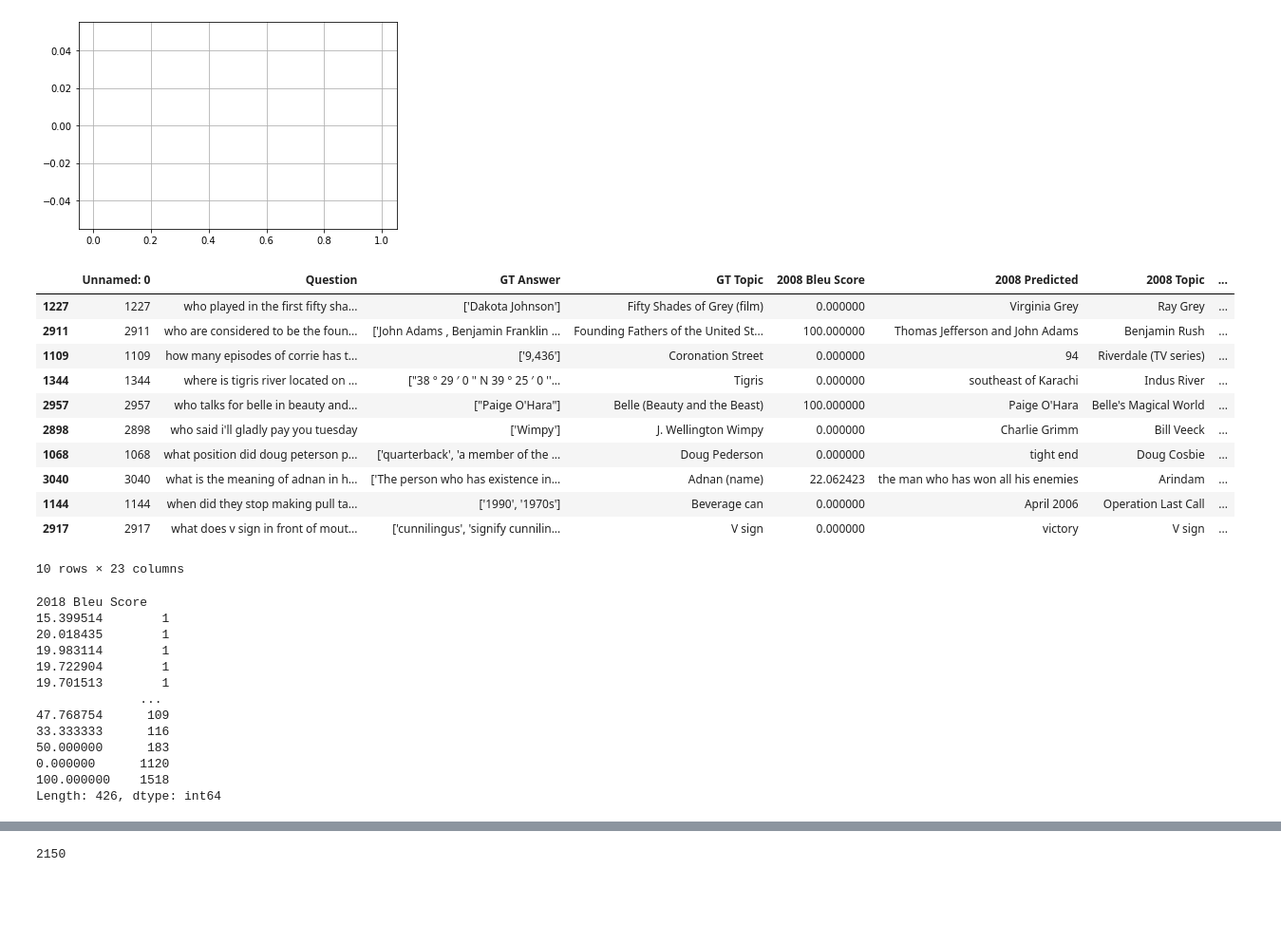
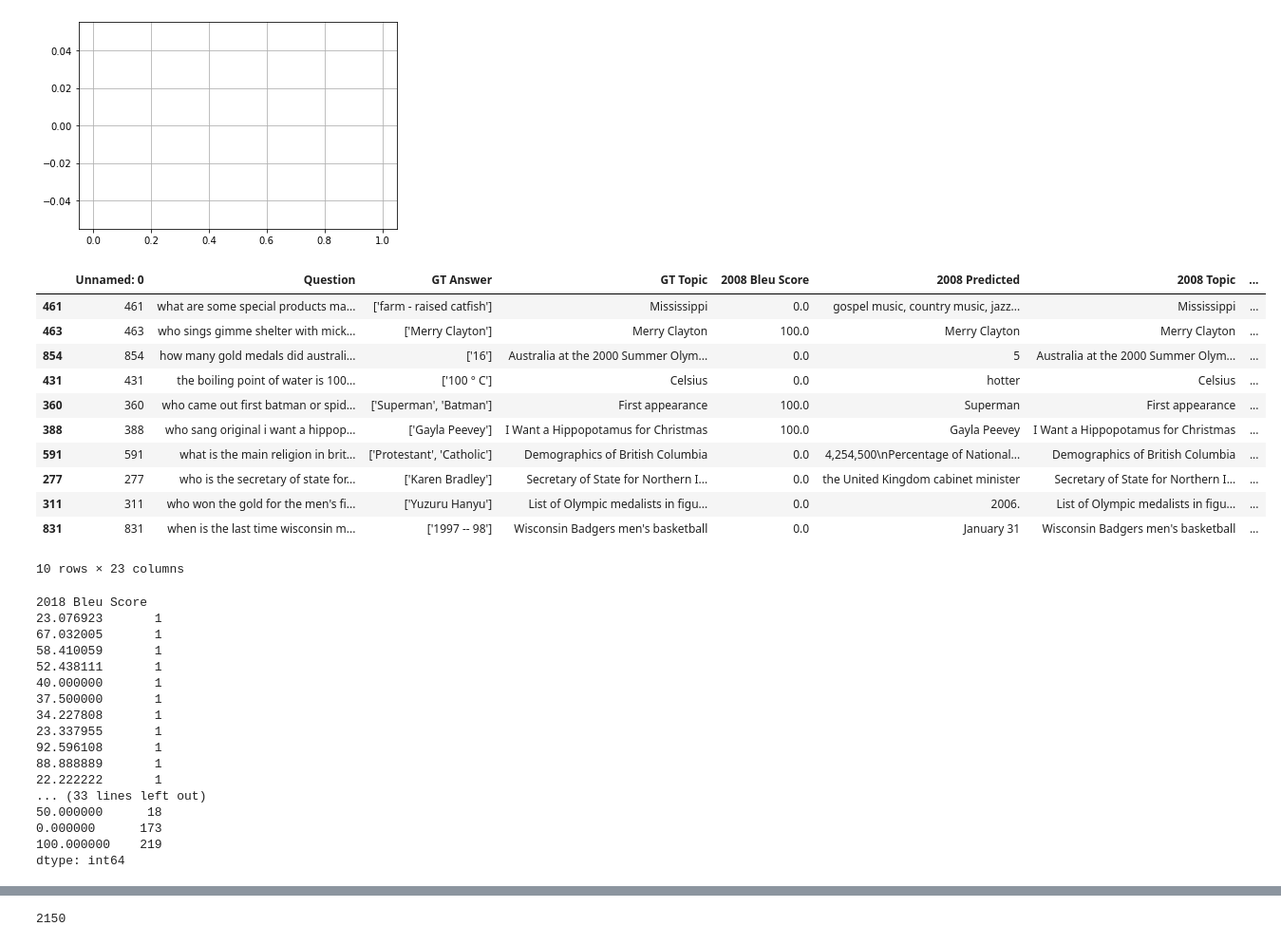
Before and after one commit to npateel/timelywimely, a Jupyter notebook: haystack/Analysis.ipynb, the cells around one changed output, grey strips where cells are left out. Shown: that part at 95% size. Saved outputs shown, nothing was run; the diff lists cells and outputs as text; code cells hidden in the pictures; blank space fills up the shorter version.

```diff
--- a/haystack/Analysis.ipynb
+++ b/haystack/Analysis.ipynb
@@ -255,42 +640,46 @@ nqot.loc[nqot["GT Topic"] != nqot["2018 Topic"]]["2018 Bleu Score"].hist()
 <AxesSubplot:>
 [figure]
 # %%
-ost = pd.read_csv("NQOrigbBeuGT.csv")
+ost = pd.read_csv("OpenGT.csv")
 ost = ost.dropna()
 ost = ost.mask(ost.eq('None')).dropna()
 ost.sort_values("max - min").head(100).sample(10)
 #nqot["max bleu"] = nqot[["2018 Bleu Score", "2020 Bleu Score", "2021 Bleu Score"]].max(axis=1)
 #nqot.loc[nqot["2018 Bleu Score"] == 0.0]
 # nqot.filter(regex="Question|GT|Bleu Score|max").sort_values("max bleu").tail(25)
 # %% [output]
 |  | Unnamed: 0 | Question | GT Answer | GT Topic | 2008 Bleu Score | 2008 Predicted | 2008 Topic | ... |
-| 1227 | 1227 | who played in the first fifty sha... | ['Dakota Johnson'] | Fifty Shades of Grey (film) | 0.000000 | Virginia Grey | Ray Grey | ... |
-| 2911 | 2911 | who are considered to be the foun... | ['John Adams , Benjamin Franklin ... | Founding Fathers of the United St... | 100.000000 | Thomas Jefferson and John Adams | Benjamin Rush | ... |
-| 1109 | 1109 | how many episodes of corrie has t... | ['9,436'] | Coronation Street | 0.000000 | 94 | Riverdale (TV series) | ... |
-| 1344 | 1344 | where is tigris river located on ... | ["38 ° 29 ′ 0 '' N 39 ° 25 ′ 0 ''... | Tigris | 0.000000 | southeast of Karachi | Indus River | ... |
-| 2957 | 2957 | who talks for belle in beauty and... | ["Paige O'Hara"] | Belle (Beauty and the Beast) | 100.000000 | Paige O'Hara | Belle's Magical World | ... |
-| 2898 | 2898 | who said i'll gladly pay you tuesday | ['Wimpy'] | J. Wellington Wimpy | 0.000000 | Charlie Grimm | Bill Veeck | ... |
-| 1068 | 1068 | what position did doug peterson p... | ['quarterback', 'a member of the ... | Doug Pederson | 0.000000 | tight end | Doug Cosbie | ... |
-| 3040 | 3040 | what is the meaning of adnan in h... | ['The person who has existence in... | Adnan (name) | 22.062423 | the man who has won all his enemies | Arindam | ... |
-| 1144 | 1144 | when did they stop making pull ta... | ['1990', '1970s'] | Beverage can | 0.000000 | April 2006 | Operation Last Call | ... |
-| 2917 | 2917 | what does v sign in front of mout... | ['cunnilingus', 'signify cunnilin... | V sign | 0.000000 | victory | V sign | ... |
+| 461 | 461 | what are some special products ma... | ['farm - raised catfish'] | Mississippi | 0.0 | gospel music, country music, jazz... | Mississippi | ... |
+| 463 | 463 | who sings gimme shelter with mick... | ['Merry Clayton'] | Merry Clayton | 100.0 | Merry Clayton | Merry Clayton | ... |
+| 854 | 854 | how many gold medals did australi... | ['16'] | Australia at the 2000 Summer Olym... | 0.0 | 5 | Australia at the 2000 Summer Olym... | ... |
+| 431 | 431 | the boiling point of water is 100... | ['100 ° C'] | Celsius | 0.0 | hotter | Celsius | ... |
+| 360 | 360 | who came out first batman or spid... | ['Superman', 'Batman'] | First appearance | 100.0 | Superman | First appearance | ... |
+| 388 | 388 | who sang original i want a hippop... | ['Gayla Peevey'] | I Want a Hippopotamus for Christmas | 100.0 | Gayla Peevey | I Want a Hippopotamus for Christmas | ... |
+| 591 | 591 | what is the main religion in brit... | ['Protestant', 'Catholic'] | Demographics of British Columbia | 0.0 | 4,254,500\nPercentage of National... | Demographics of British Columbia | ... |
+| 277 | 277 | who is the secretary of state for... | ['Karen Bradley'] | Secretary of State for Northern I... | 0.0 | the United Kingdom cabinet minister | Secretary of State for Northern I... | ... |
+| 311 | 311 | who won the gold for the men's fi... | ['Yuzuru Hanyu'] | List of Olympic medalists in figu... | 0.0 | 2006. | List of Olympic medalists in figu... | ... |
+| 831 | 831 | when is the last time wisconsin m... | ['1997 -- 98'] | Wisconsin Badgers men's basketball | 0.0 | January 31 | Wisconsin Badgers men's basketball | ... |
 10 rows × 23 columns
 # %%
 ost.groupby("2018 Bleu Score").size().sort_values()
 # %% [output]
 2018 Bleu Score
-15.399514        1
-20.018435        1
-19.983114        1
-19.722904        1
-19.701513        1
-              ...
-47.768754      109
-33.333333      116
-50.000000      183
-0.000000      1120
-100.000000    1518
-Length: 426, dtype: int64
+23.076923       1
+67.032005       1
+58.410059       1
+52.438111       1
+40.000000       1
+37.500000       1
+34.227808       1
+23.337955       1
+92.596108       1
+88.888889       1
+22.222222       1
+... (33 lines left out)
+50.000000      18
+0.000000      173
+100.000000    219
+dtype: int64
 # %%
 ost.loc[ost["GT Topic"] == ost["2018 Topic"]]["2018 Bleu Score"].hist()
 # %% [output]
```
Also changed, not shown: parts of 53 cells of this notebook, 1 other file.
